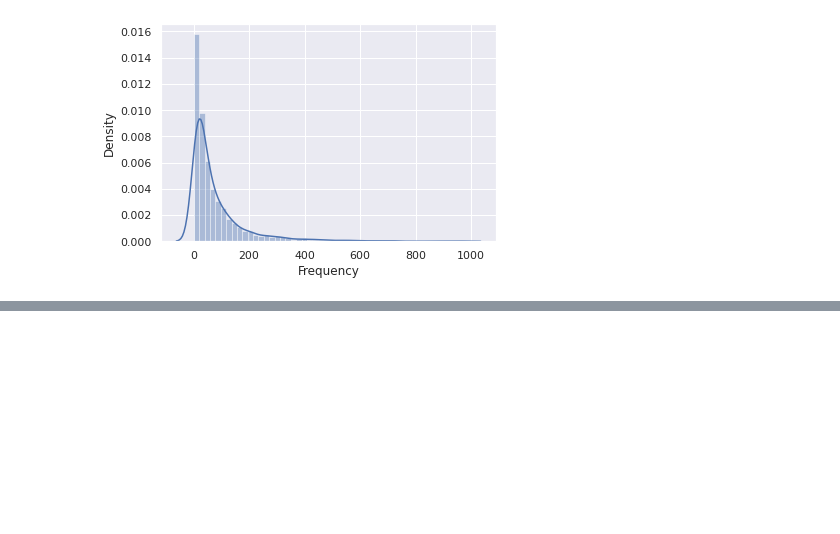
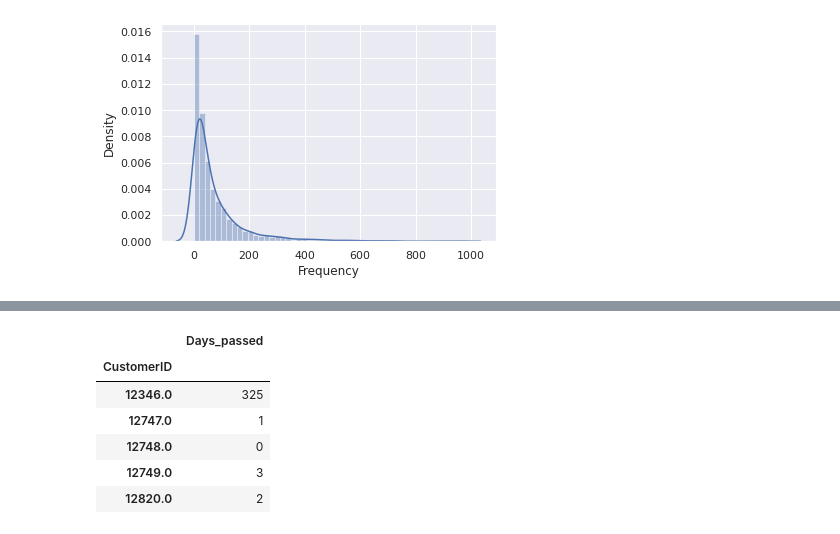
Before and after one commit to dsnnaveen/Online-Retail-Customer-Segementaion, a Jupyter notebook: Online_Retail_Customer_Segmentation_Capstone_Project.ipynb, the cells around one changed output, grey strips where cells are left out. Drawn from its saved outputs; the diff is of its cells as text; code cells hidden in the pictures; blank space fills up the shorter version.

```diff
--- a/Online_Retail_Customer_Segmentation_Capstone_Project.ipynb
+++ b/Online_Retail_Customer_Segmentation_Capstone_Project.ipynb
@@ -382,0 +423,17 @@ ax = sns.distplot(x)
+# %%
+# Group Recency by customer id
+max_date = df['InvoiceDate'].max()
+# Calculate days passed since customer's last purchase.
+df['Days_passed'] = max_date -  df['InvoiceDate']
+df['Days_passed'] = df['Days_passed'].dt.days
+# Group Recency by customer id
+recency = df[['CustomerID', 'Days_passed']].groupby('CustomerID').min()
+recency.head(5)
+# %% [output]
+|  | Days_passed |
+| CustomerID |  |
+| 12346.0 | 325 |
+| 12747.0 | 1 |
+| 12748.0 | 0 |
+| 12749.0 | 3 |
+| 12820.0 | 2 |
```
Also changed, not shown: parts of 4 cells of this notebook.
